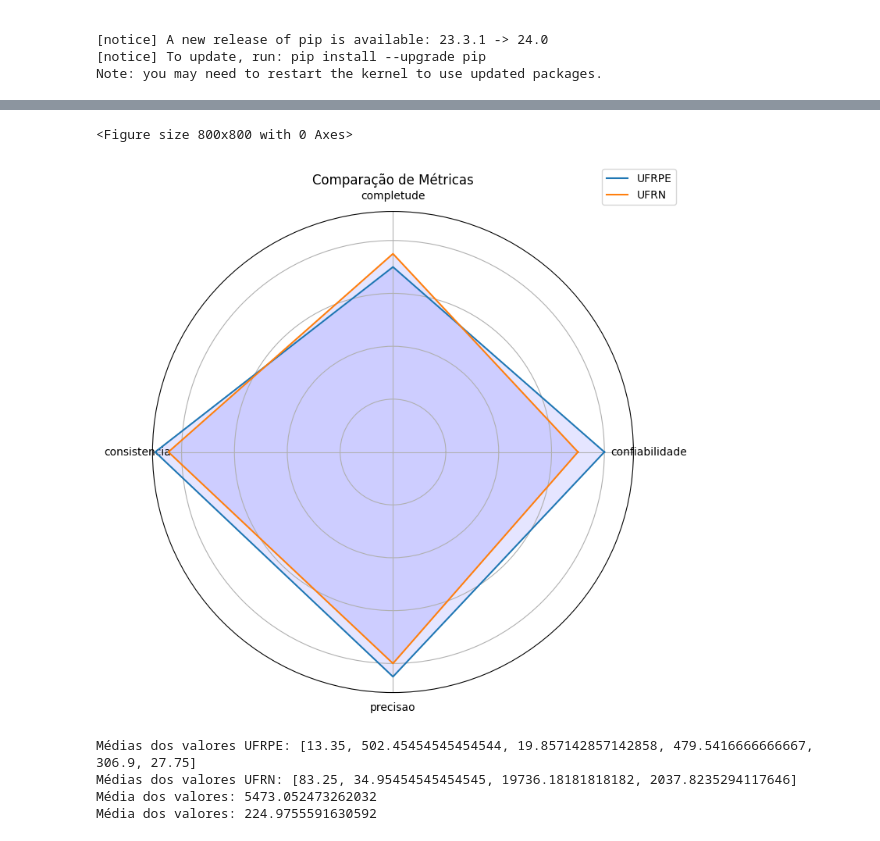
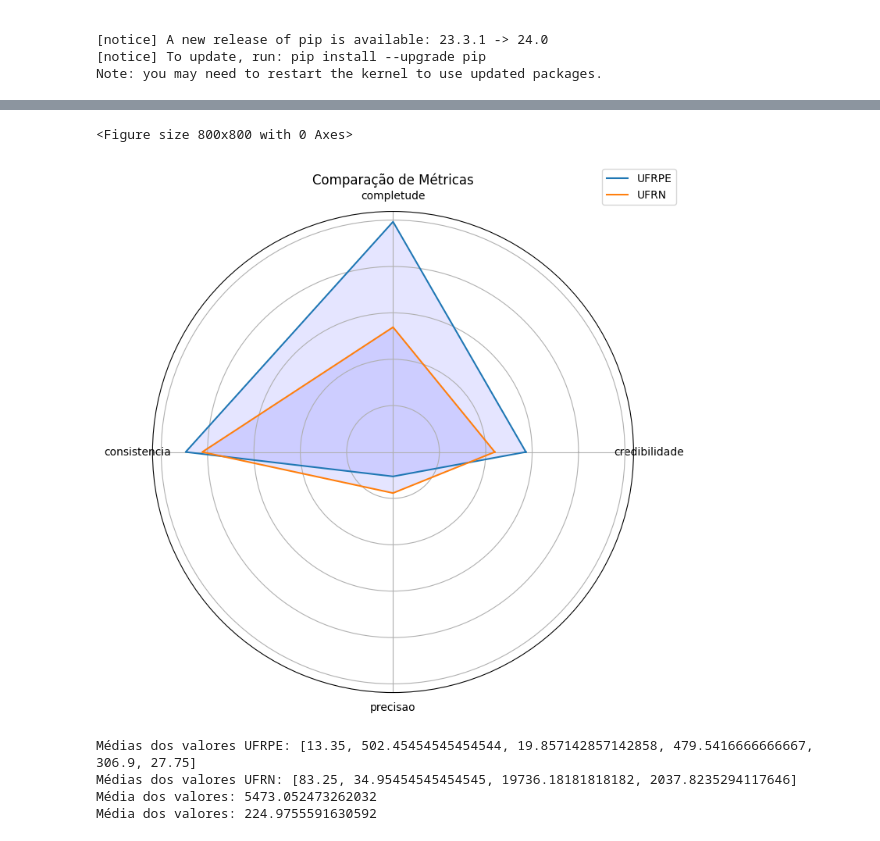
Before and after one commit to JuanMenezes/meta-qd, a Jupyter notebook: data/analysis/notebook_to_plot.ipynb, the cells around one changed output, grey strips where cells are left out. Saved outputs shown, nothing was run; the diff lists cells and outputs as text; code cells hidden in the pictures.

```diff
--- a/data/analysis/notebook_to_plot.ipynb
+++ b/data/analysis/notebook_to_plot.ipynb
@@ -122,36 +128,39 @@ plt.show()
 # %%
 import numpy as np
 import matplotlib.pyplot as plt
 
 def plotar_radar(valores, categorias, legendas, titulo='Comparação de Métricas'):
     num_categorias = len(categorias)
     angulos = np.linspace(0, 2 * np.pi, num_categorias, endpoint=False).tolist()
     angulos += angulos[:1]
 
     fig, ax = plt.subplots(figsize=(8, 8), subplot_kw=dict(polar=True))
 
     for i, conjunto in enumerate(valores):
         # Replicar o primeiro valor para fechar o gráfico
         conjunto += conjunto[:1]
         ax.plot(angulos, conjunto, label=legendas[i])
         ax.fill(angulos, conjunto, 'b', alpha=0.1)
 
     ax.set_yticklabels([])
     ax.set_xticks(angulos[:-1])
     ax.set_xticklabels(categorias)
     ax.legend(loc='upper right', bbox_to_anchor=(1.1, 1.1))
     plt.title(titulo)
 
-categorias = ['confiabilidade', 'completude', 'consistencia', 'precisao']
-valores_ufrpe = [80, 70, 90, 85]  # Valores fictícios para a UFRPE
-valores_ufrn = [70, 75, 85, 80]   # Valores fictícios para a UFRN
+categorias = ['credibilidade', 'completude', 'consistencia', 'precisao']
+valores_ufrpe = [57.30, 99.30, 89.46, 10.53]  # Valores fictícios para a UFRPE
+valores_ufrn = [43.88, 53.82, 82.28, 17.71]
+
+# Na medida que meu K varia e faz com que minha consistencia diminua em contrapartida ele aumenta minha precisão
+# Então talvez a media aritmetica não seja uma boa média
 
 plt.figure(figsize=(8, 8))
 plotar_radar([valores_ufrpe, valores_ufrn], categorias, ['UFRPE', 'UFRN'])
 plt.show()
 # %% [output]
 <Figure size 800x800 with 0 Axes>
-[figure, old version]
+[figure, new version]
 # %%
 import json
 import pandas as pd
```
Also changed, not shown: parts of 2 cells of this notebook, 3 other files.
